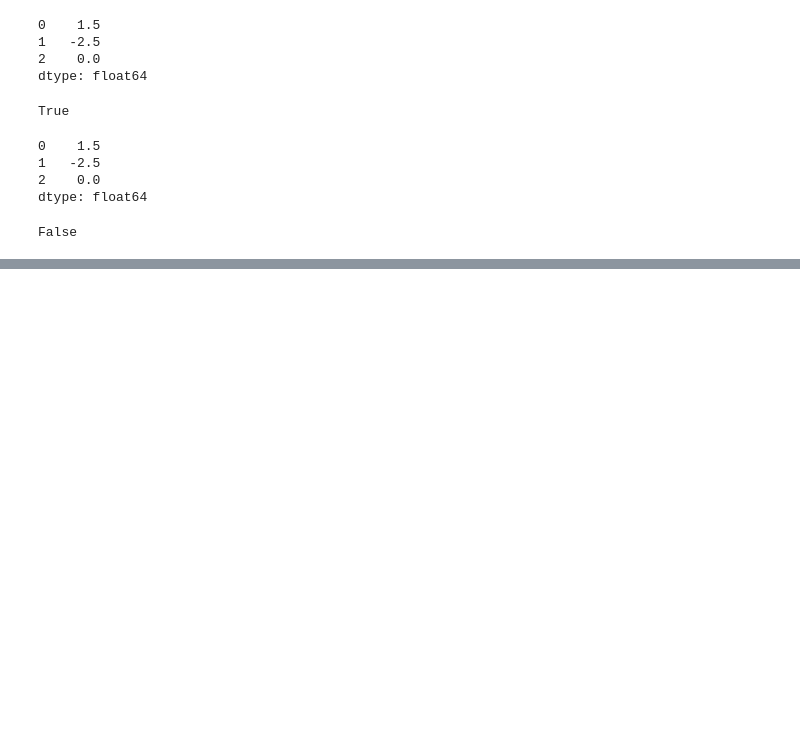
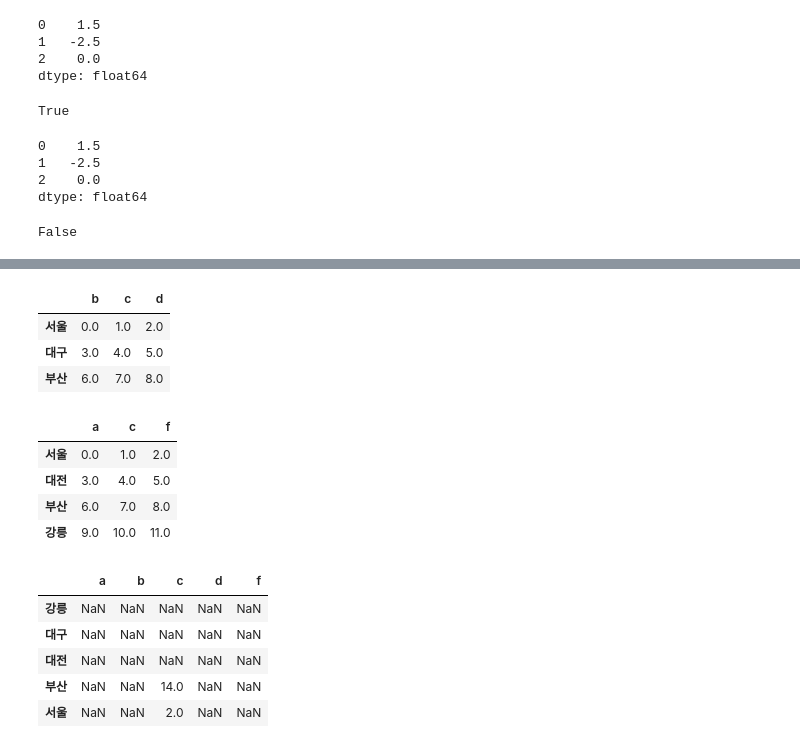
Before and after one commit to Suhwan-Ji/Study_DataScience, a Jupyter notebook: DataAnalysis/Ch05. Pandas 시작하기.ipynb, the cells around one changed output, grey strips where cells are left out. Drawn from its saved outputs; the diff is of its cells as text; code cells hidden in the pictures; blank space fills up the shorter version.

```diff
--- a/DataAnalysis/Ch05. Pandas 시작하기.ipynb
+++ b/DataAnalysis/Ch05. Pandas 시작하기.ipynb
@@ -389,0 +646,24 @@ False
+# %%
+#DataFrame에서도 동일하게 NaN이지만 컬럼,로우 둘다해당함
+df1 = pd.DataFrame(np.arange(9.).reshape((3,3)), index = ['서울','대구','부산'],
+                  columns =list('bcd'))
+df2 = pd.DataFrame(np.arange(12.).reshape((4,3)), index = ['서울','대전','부산','강릉'],
+                  columns =list('acf'))
+df1;df2
+df1 + df2
+# %% [output]
+|  | b | c | d |
+| 서울 | 0.0 | 1.0 | 2.0 |
+| 대구 | 3.0 | 4.0 | 5.0 |
+| 부산 | 6.0 | 7.0 | 8.0 |
+|  | a | c | f |
+| 서울 | 0.0 | 1.0 | 2.0 |
+| 대전 | 3.0 | 4.0 | 5.0 |
+| 부산 | 6.0 | 7.0 | 8.0 |
+| 강릉 | 9.0 | 10.0 | 11.0 |
+|  | a | b | c | d | f |
+| 강릉 | NaN | NaN | NaN | NaN | NaN |
+| 대구 | NaN | NaN | NaN | NaN | NaN |
+| 대전 | NaN | NaN | NaN | NaN | NaN |
+| 부산 | NaN | NaN | 14.0 | NaN | NaN |
+| 서울 | NaN | NaN | 2.0 | NaN | NaN |
```
Also changed, not shown: parts of 63 cells of this notebook.
